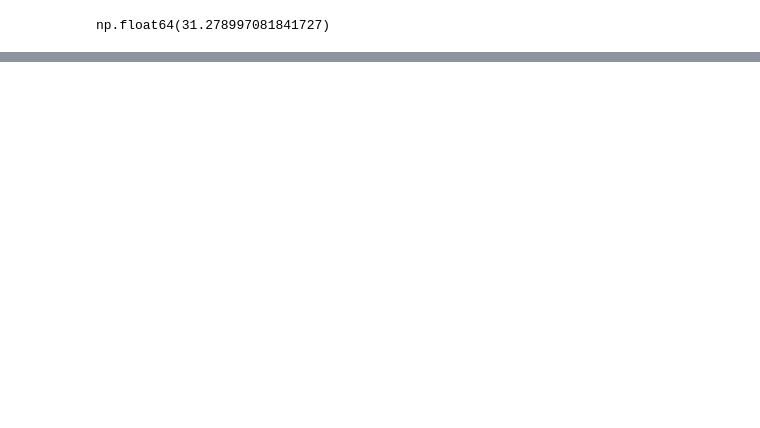
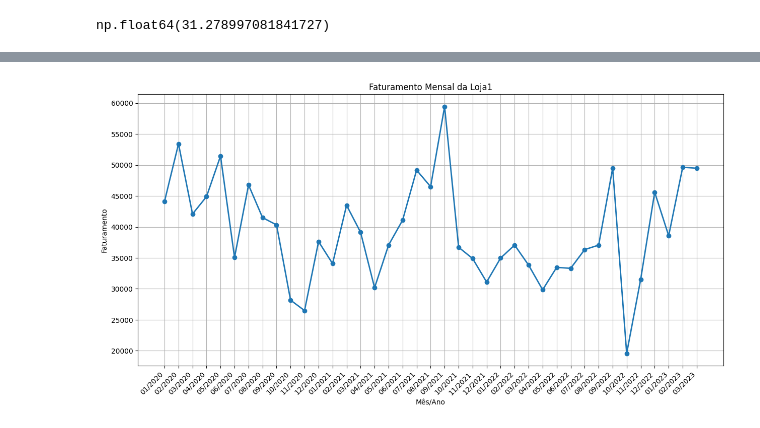
Before and after one commit to MiguelLuan/AluraStore, a Jupyter notebook: AluraStore.ipynb, the cells around one changed output, grey strips where cells are left out. Saved outputs shown, nothing was run; the diff lists cells and outputs as text; code cells hidden in the pictures; blank space fills up the shorter version.

```diff
--- a/AluraStore.ipynb
+++ b/AluraStore.ipynb
@@ -577,0 +688,20 @@ dtype: float64
+# %%
+loja1['Data da Compra'] = pd.to_datetime(loja1['Data da Compra'],dayfirst=True)
+faturamento_mensal_loja1 = loja1.groupby(
+    loja1['Data da Compra'].dt.to_period('M')
+)['Preço'].sum().rename('Faturamento')
+faturamento_mensal_loja1.sort_index(inplace=True)
+faturamento_mensal_loja1.index = faturamento_mensal_loja1.index.strftime('%m/%Y')
+# %%
+meses_loja1 = faturamento_mensal_loja1.index.tolist()
+vendas = faturamento_mensal_loja1.values.tolist()
+plt.figure(figsize=(15, 7))
+plt.plot(meses_loja1,vendas,linewidth=2,marker='o')
+plt.title('Faturamento Mensal da Loja1')
+plt.xlabel('Mês/Ano')
+plt.ylabel('Faturamento')
+plt.xticks(rotation=45, ha='right')
+plt.grid(True)
+plt.show()
+# %% [output]
+[figure, added]
```
Also changed, not shown: parts of 106 cells of this notebook.
